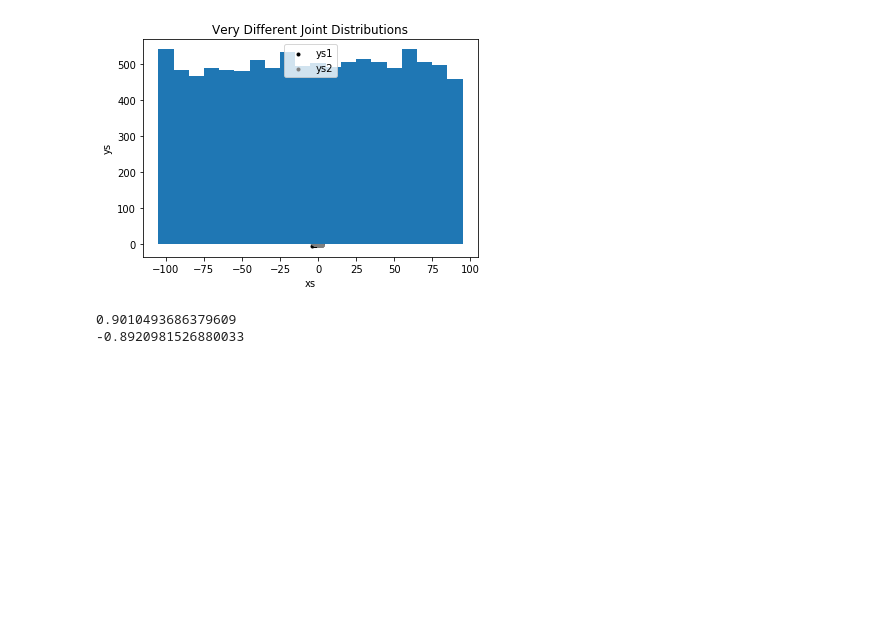
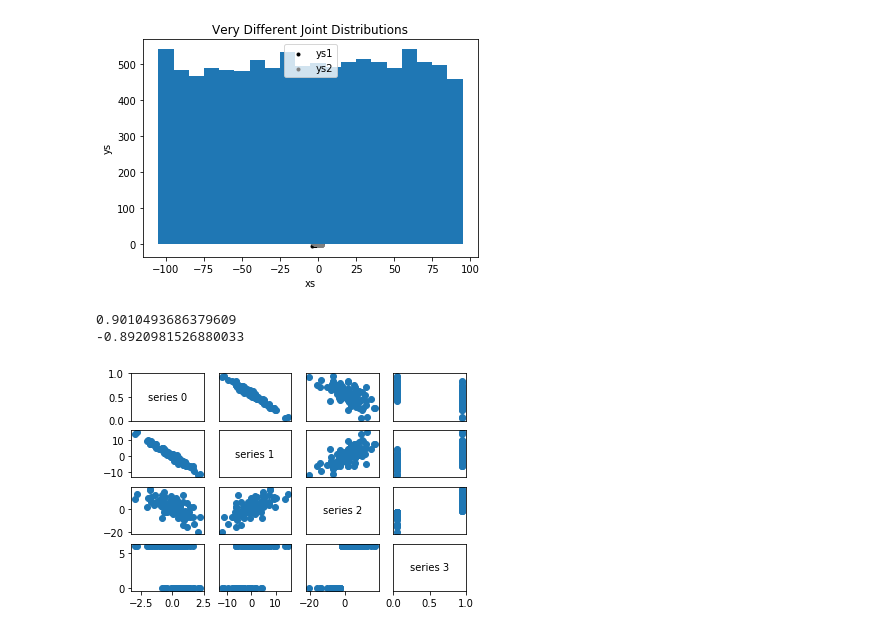
Before and after one commit to vbloise3/Data_Science, a Jupyter notebook: WorkingWithData.ipynb, the cells around one changed output. Drawn from its saved outputs; the diff is of its cells as text; code cells hidden in the pictures; blank space fills up the shorter version.

```diff
--- a/WorkingWithData.ipynb
+++ b/WorkingWithData.ipynb
@@ -6,8 +6,21 @@ from collections import Counter
 import math
 import matplotlib.pyplot as plt
 import random
+from typing import Callable
 
 Vector = List[float]
+Matrix = List[List[float]]
+
+def make_matrix(num_rows: int,
+                num_cols: int,
+                entry_fn: Callable[[int, int], float]) -> Matrix:
+    """
+    Returns a num_rows x num_cols matrix
+    whose (i,j)-th entry is entry_fn(i, j)
+    """
+    return [[entry_fn(i, j)             # given i, create a list
+             for j in range(num_cols)]  #   [entry_fn(i, 0), ... ]
+            for i in range(num_rows)]   # create one list for each i
 
 def covariance(xs: List[float], ys: List[float]) -> float:
     assert len(xs) == len(ys), "xs and ys must have same number of elements"
@@ -93,30 +106,89 @@ def plot_histogram( points: List[ float], bucket_size: float, title: str = ""):
 
 def random_normal()-> float:
   """ Returns a random draw from a standard normal distribution"""
   return inverse_normal_cdf( random.random())
 
+def correlation_matrix( data: List [ Vector ]) -> Matrix :
+  """ Returns the len(data) x len(data) matrix whose (i, j)-th entry is the correlation between data[i] and data[j] """
+  def correlation_ij ( i : int , j : int ) -> float:
+    return correlation( data [ i ], data [ j ])
+  return make_matrix ( len ( data ), len ( data ), correlation_ij )
+
 random.seed( 0)
 # uniform between-100 and 100
 uniform = [200 * random.random()-100 for _ in range( 10000)]
 # normal distribution with mean 0, standard deviation 57
 normal = [57 * inverse_normal_cdf( random.random()) for _ in range( 10000)]
 
 plot_histogram( uniform, 10, "Uniform Histogram")
 
 xs = [random_normal() for _ in range( 1000)]
 ys1 = [ x + random_normal() / 2 for x in xs]
 ys2 = [-x + random_normal() / 2 for x in xs]
 plt.scatter( xs, ys1, marker ='.', color ='black', label ='ys1')
 plt.scatter( xs, ys2, marker ='.', color ='gray', label ='ys2')
 plt.xlabel('xs')
 plt.ylabel('ys')
 plt.legend( loc = 9)
 plt.title("Very Different Joint Distributions")
 plt.show()
 
 print( correlation( xs, ys1)) # about 0.9
 print( correlation( xs, ys2)) # about-0.9
+
+# Just some random data to show off correlation scatterplots
+num_points = 100
+def random_row() -> List[float]:
+   row = [0.0, 0, 0, 0]
+   row[0] = random_normal()
+   row[1] = -5 * row[0] + random_normal()
+   row[2] = row[0] + row[1] + 5 * random_normal()
+   row[3] = 6 if row[2] > -2 else 0
+   return row
+
+random.seed(0)
+# each row has 4 points, but really we want the columns
+corr_rows = [random_row() for _ in range(num_points)]
+corr_data = [list(col) for col in zip(*corr_rows)]
+
+# corr_data is a list of four 100-d vectors
+num_vectors = len( corr_data )
+fig, ax = plt.subplots( num_vectors , num_vectors )
+for i in range ( num_vectors ):
+  for j in range ( num_vectors ): # Scatter column_j on the x-axis vs. column_i on the y-axis
+      if i != j: ax[ i ][ j ].scatter ( corr_data [ j ], corr_data [ i ]) # unless i == j, in which case show the series name
+      else: ax[ i ][ j ].annotate( "series " + str ( i ), ( 0.5 , 0.5 ), xycoords = 'axes fraction' , ha = "center" , va = "center" )
+      # Then hide axis labels except left and bottom charts
+      if i < num_vectors - 1: ax [ i ][ j ].xaxis.set_visible( False )
+      if j > 0: ax [ i ][ j ].yaxis.set_visible ( False )
+      # Fix the bottom-right and top-left axis labels, which are wrong because
+      # their charts only have text in them
+      #ax[-1][-1].set_xlim(ax[0][-1].get_xlim())
+      #ax[0][0].set_ylim(ax[0][1].get_ylim())
+      #plt.show()
+
+import datetime
+stock_price = { 'closing_price': 102.06, 'date': datetime.date( 2014 , 8 , 29 ), 'symbol' : 'AAPL' }
+from collections import namedtuple
+StockPrice = namedtuple('StockPrice',['symbol', 'date', 'closing_price'])
+price = StockPrice ('MSFT', datetime.date(2018, 12, 14 ), 106.03)
+assert price.symbol == 'MSFT'
+assert price.closing_price == 106.03
+
+from typing import NamedTuple
+class StockPrice (NamedTuple):
+  symbol: str
+  date: datetime.date
+  closing_price: float
+  def is_high_tech(self) -> bool:
+    """It's a class, so we can add methods too"""
+    return self.symbol in ['MSFT', 'GOOG', 'FB', 'AMZN', 'AAPL']
+price = StockPrice('MSFT', datetime.date(2018, 12, 14), 106.03)
+assert price.symbol == 'MSFT'
+assert price.closing_price == 106.03
+assert price.is_high_tech()
 # %% [output]
 [figure]
 0.9010493686379609
 -0.8920981526880033
+[figure, added]
```
